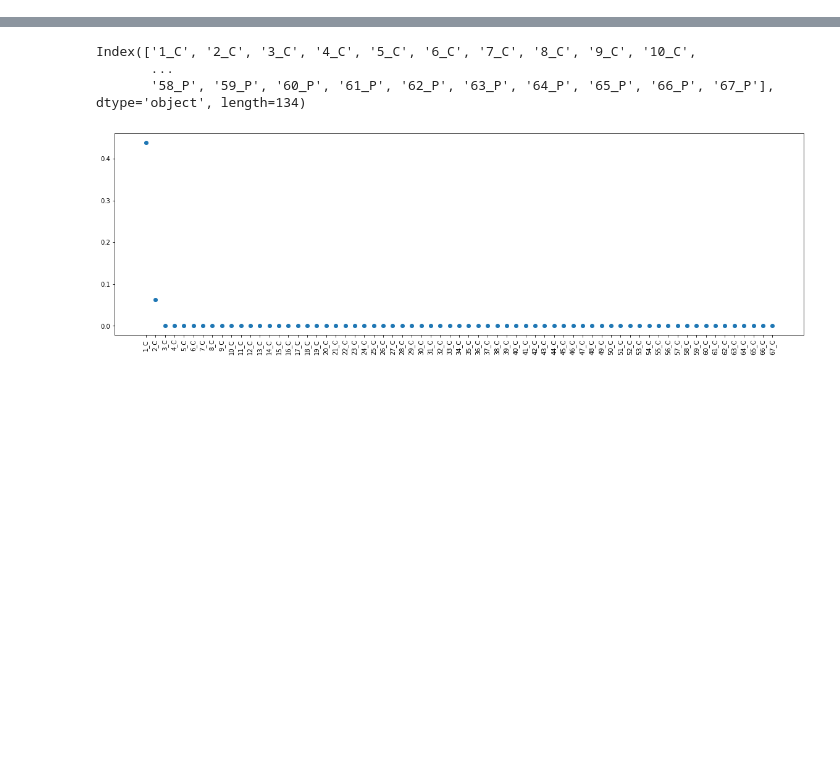
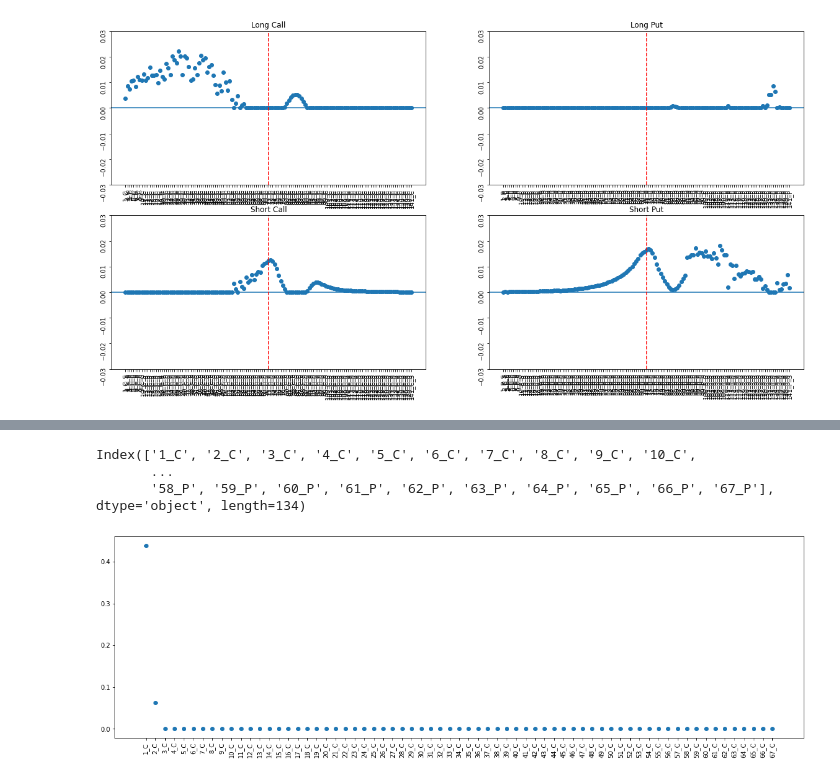
Before and after one commit to heethsur/WinterWorkshop2k24, a Jupyter notebook: Optimizer/option.ipynb, the cells around one changed output, grey strips where cells are left out. Cells and saved outputs as stored; diff of their text form; code cells hidden in the pictures; blank space fills up the shorter version.

```diff
--- a/Optimizer/option.ipynb
+++ b/Optimizer/option.ipynb
@@ -271,0 +116,3 @@ plt.show()
+# %%
+# eliminate out of range strikes
+newdf = newdf[(newdf['vol_adj_strike'] >= low) & (newdf['vol_adj_strike'] <= high)]
@@ -271,0 +134,13 @@ plt.show()
+# %%
+call_PNL = pnl_2.pivot(index='quote_date', columns='no', values='pnl_long_Call')
+put_PNL = pnl_2.pivot(index='quote_date', columns='no', values='pnl_long_Put')
+call_S_PNL = pnl_2.pivot(index='quote_date', columns='no', values='pnl_short_Call')
+put_S_PNL = pnl_2.pivot(index='quote_date', columns='no', values='pnl_short_Put')
+call_PNL.columns = [f"{col}_C" for col in call_PNL.columns]
+put_PNL.columns = [f"{col}_P" for col in put_PNL.columns]
+call_S_PNL.columns = [f"{col}_C_S" for col in call_S_PNL.columns]
+put_S_PNL.columns = [f"{col}_P_S" for col in put_S_PNL.columns]
+option_PNL = pd.merge(call_PNL , put_PNL, left_on = 'quote_date', right_on = 'quote_date')
+option_PNL = pd.merge(option_PNL , call_S_PNL, left_on = 'quote_date', right_on = 'quote_date')
+option_PNL = pd.merge(option_PNL , put_S_PNL, left_on = 'quote_date', right_on = 'quote_date')
+# option_PNL
@@ -271,0 +155,73 @@ plt.show()
+# %%
+import numpy as np
+import cvxpy as cp
+
+# Generate Sigma as a random PSD n*n matrix,  would be substituded by the covariance matrix
+# # mu as a random n-vector, would be substituded by the expected return
+mu = option_PNL.mean().to_numpy()
+n = len(mu)
+Sigma = option_PNL.cov()
+gamma = 0.0005
+lam = 10000000
+Sigma_1 = Sigma + lam * np.identity(n)
+Sigma_1 = cp.psd_wrap(Sigma_1)
+# constraints
+# h=0_n, A=1_n, b=1
+# Gw >= h equiv to w_i>=0 for all i
+# Aw = b equiv to sum(w_i)=1
+h = np.zeros(n)
+A = np.ones(n)
+b = 1
+
+# Define and solve the CVXPY problem.
+w = cp.Variable(n)
+prob = cp.Problem(cp.Minimize((1/2) * gamma * cp.quad_form(w, Sigma_1) - mu.T @ w),
+            [
+                w >= h,
+                # A.T @ w == b
+                ]
+                )
+prob.solve(solver = cp.OSQP, verbose=False, eps_abs=1e-20)
+
+# # Print result.
+# print("\nThe optimal value is", prob.value)
+# print("A solution w is")
+# print(w.value)
+
+# graph weights vs strike, see if at 1 it is a peak/valley
+
+m = n//4
+
+fig, ax = plt.subplots(nrows=2, ncols=2, figsize=(20,10))
+# plt.grid()
+ax[0][0].scatter(option_PNL.columns[:m], w.value[:m])
+ax[0][0].axhline(y=0)
+ax[0][0].axvline(x=m//2,linestyle = 'dashed', color='r')
+ax[0][0].tick_params(labelrotation=90)
+ax[0][0].set_ylim(-0.03,0.03)
+ax[0][0].set_title('Long Call')
+
+ax[0][1].scatter(option_PNL.columns[m:2*m], w.value[m:2*m])
+ax[0][1].tick_params(labelrotation=90)
+ax[0][1].axhline(y=0)
+ax[0][1].axvline(x=m//2,linestyle = 'dashed', color='r')
+ax[0][1].set_ylim(-0.03,0.03)
+ax[0][1].set_title('Long Put')
+
+ax[1][0].scatter(option_PNL.columns[2*m:3*m], w.value[2*m:3*m])
+ax[1][0].tick_params(labelrotation=90)
+ax[1][0].axhline(y=0)
+ax[1][0].axvline(x=m//2,linestyle = 'dashed', color='r')
+ax[1][0].set_ylim(-0.03,0.03)
+ax[1][0].set_title('Short Call')
+
+ax[1][1].scatter(option_PNL.columns[3*m:], w.value[3*m:])
+ax[1][1].tick_params(labelrotation=90)
+ax[1][1].axhline(y=0)
+ax[1][1].axvline(x=m//2,linestyle = 'dashed', color='r')
+ax[1][1].set_ylim(-0.03,0.03)
+ax[1][1].set_title('Short Put')
+
+plt.show()
+# %% [output]
+[figure, added]
```
Also changed, not shown: parts of 68 cells of this notebook.
